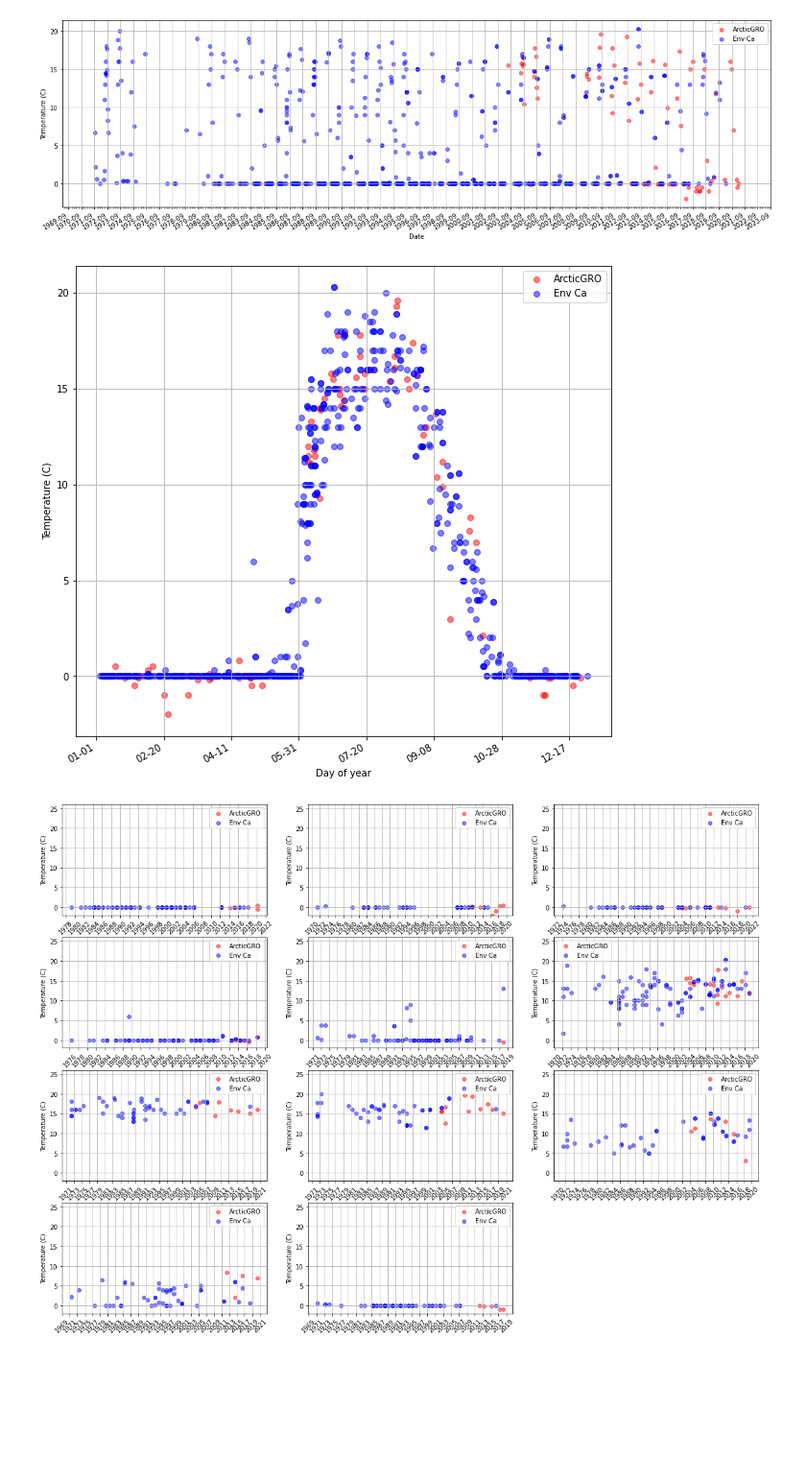
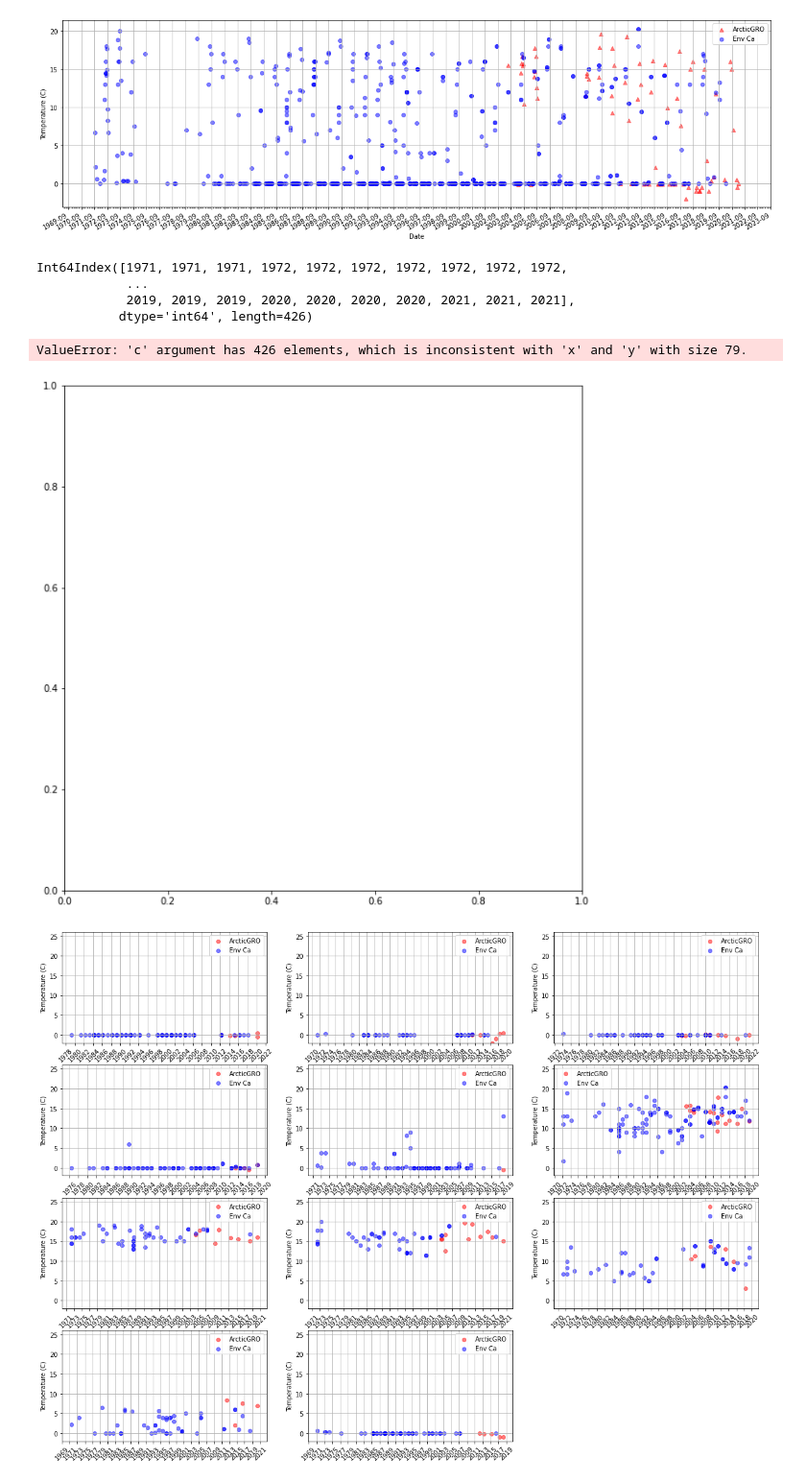
Before and after one commit to mariemccrary/Rivers, a Jupyter notebook: mackenzie.ipynb, the cells around one changed output. Shown at 96% size. Saved outputs shown, nothing was run; the diff lists cells and outputs as text; code cells hidden in the pictures; blank space fills up the shorter version.

```diff
--- a/mackenzie.ipynb
+++ b/mackenzie.ipynb
@@ -117,33 +115,45 @@ plt.grid()
 plt.show()
 # %% [output]
 [figure]
+# %%
+years = df_a.index.year.union(df_e.index.year)
+years = df_e2.index.year.union(years)
+years = df_e3.index.year.union(years)
+years
+# %% [output]
+Int64Index([1971, 1971, 1971, 1972, 1972, 1972, 1972, 1972, 1972, 1972,
+            ...
+            2019, 2019, 2019, 2020, 2020, 2020, 2020, 2021, 2021, 2021],
+           dtype='int64', length=426)
 # %%
 fig, ax = plt.subplots(figsize=(10,10))
+cmap = years
 
 #ax.scatter(df_g.index.day_of_year, df_g['Temp'], color = 'Green', label = 'GEMS', alpha = 0.5)
-ax.scatter(df_a.index.day_of_year, df_a['Temp'], color = 'Red', label = 'ArcticGRO', alpha = 0.5)
-ax.scatter(df_e.index.day_of_year, df_e['Temp'], color = 'Blue', label = 'Env Ca', alpha = 0.5)
-ax.scatter(df_e2.index.day_of_year, df_e2['Temp'], color = 'Blue', alpha = 0.5)
-ax.scatter(df_e3.index.day_of_year, df_e3['Temp'], color = 'Blue', alpha = 0.5)
+ax.scatter(df_a.index.day_of_year, df_a['Temp'], c=cmap, marker = '^', label = 'ArcticGRO', alpha = 0.5)
+ax.scatter(df_e.index.day_of_year, df_e['Temp'], marker = 'o', label = 'Env Ca', alpha = 0.5)
+ax.scatter(df_e2.index.day_of_year, df_e2['Temp'], marker = 'o', alpha = 0.5)
+ax.scatter(df_e3.index.day_of_year, df_e3['Temp'], marker = 'o', alpha = 0.5)
 
 ax.set(xlabel="Day of year",
        ylabel="Temperature (C)")
 ax.legend()
 
 
 # # Text in the x axis will be displayed in 'YYYY-mm' format.
 ax.xaxis.set_major_formatter(mdates.DateFormatter('%m-%d'))
 
 # # Rotates and right aligns the x labels, and moves the bottom of the
 # # axes up to make room for them.
 fig.autofmt_xdate()
 plt.grid()
 
 # ax.legend()
 plt.show()
 #April 1 to Nov 1, fit a curve through both
 # %% [output]
+ValueError: 'c' argument has 426 elements, which is inconsistent with 'x' and 'y' with size 79.
-[figure, old version]
+[figure, new version]
 # %%
 
 fig, axs = plt.subplots()
```
Also changed, not shown: parts of 37 cells of this notebook.
